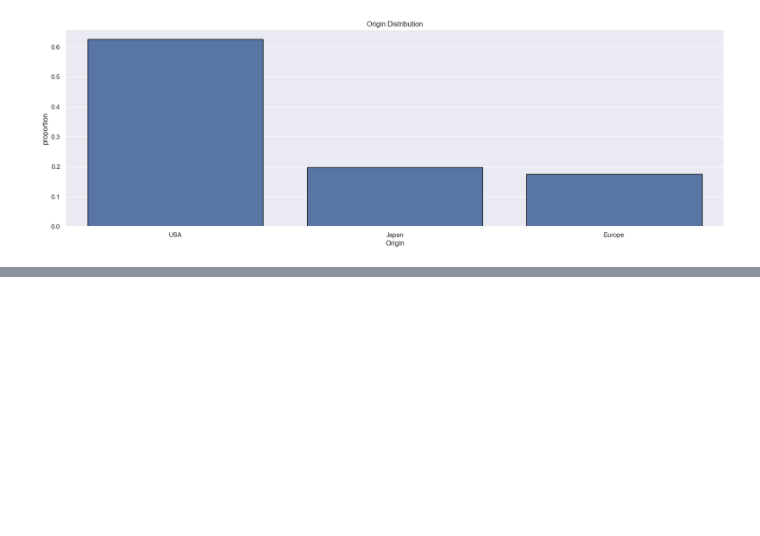
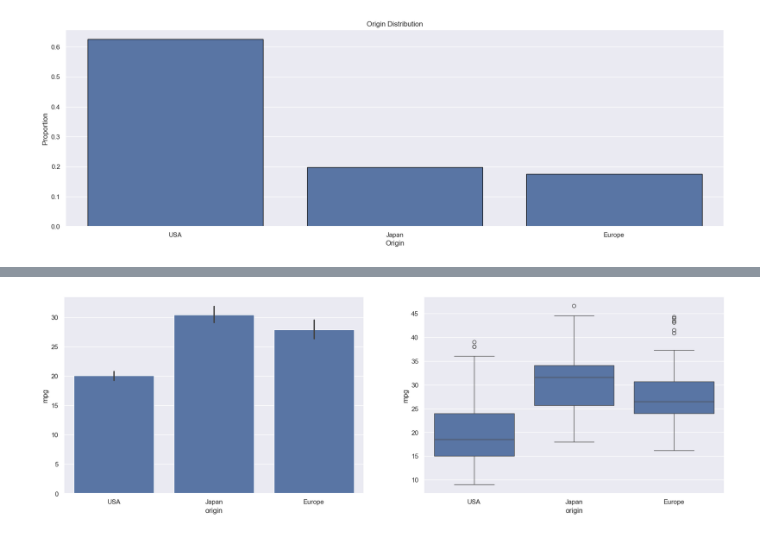
Before and after one commit to GeorgeScriptt/Vehicle-Fuel-Efficiency-Prediction, a Jupyter notebook: Vehicle-Fuel-Efficiency-Analysis-and-Modelling.ipynb, the cells around one changed output, grey strips where cells are left out. Saved outputs shown, nothing was run; the diff lists cells and outputs as text; code cells hidden in the pictures; blank space fills up the shorter version.

```diff
--- a/Vehicle-Fuel-Efficiency-Analysis-and-Modelling.ipynb
+++ b/Vehicle-Fuel-Efficiency-Analysis-and-Modelling.ipynb
@@ -233,0 +263,7 @@ plt.xlabel("Origin");
+# %%
+fig, axs = plt.subplots(1, 2, figsize=(20, 6))
+
+sns.barplot(data=auto_df, x="origin", y="mpg", ax=axs[0])
+sns.boxplot(data=auto_df, x="origin", y="mpg", ax=axs[1]);
+# %% [output]
+[figure, added]
```
Also changed, not shown: parts of 22 cells of this notebook.
